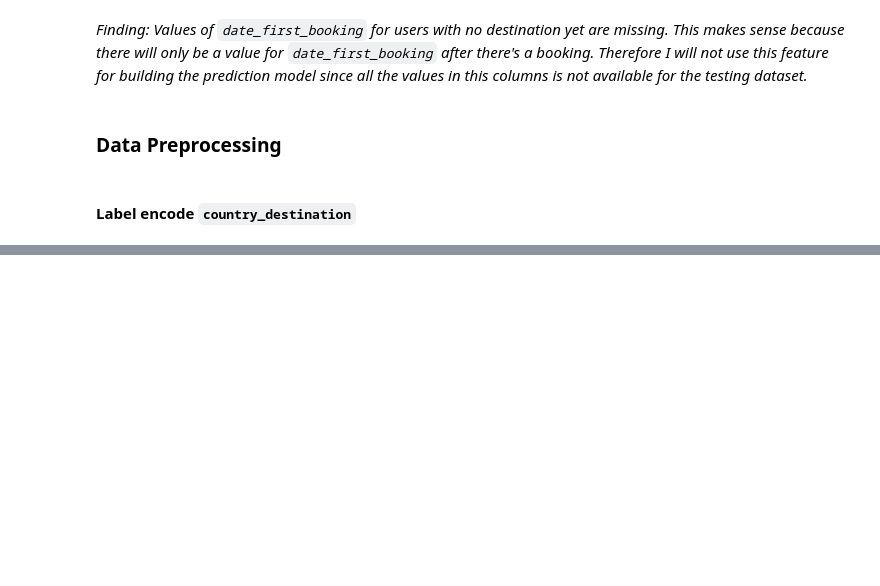
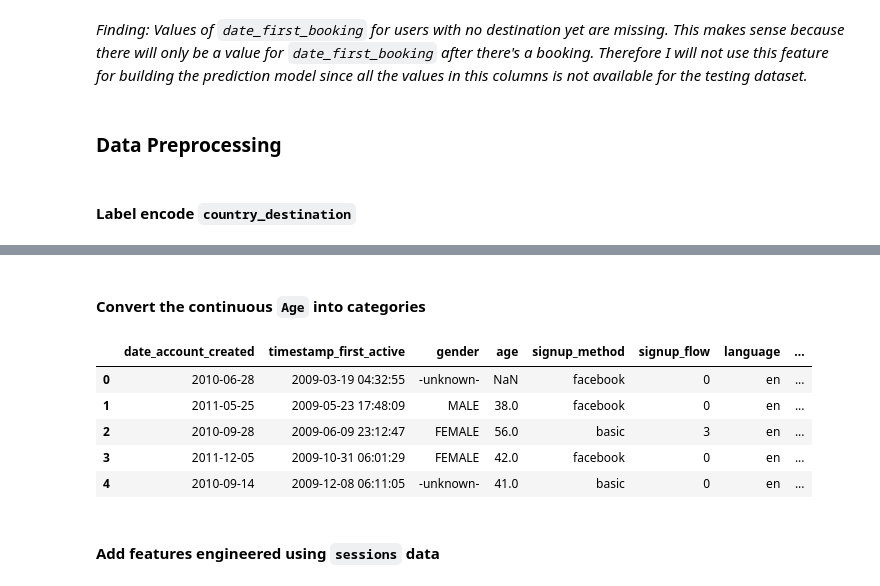
Before and after one commit to xingliuUT/History-Kaggle-Airbnb, a Jupyter notebook: solution.ipynb, the cells around one changed output, grey strips where cells are left out. Drawn from its saved outputs; the diff is of its cells as text; code cells hidden in the pictures; blank space fills up the shorter version.

Commit message:
feat: pd.cut to bin one column in dataframe

```diff
--- a/solution.ipynb
+++ b/solution.ipynb
@@ -493,0 +526,28 @@ min(train_users_data.date_account_created), min(test_users_data.date_account_cre
+# %%
+id_test = test_users_data['id']
+train_users_data.drop(['country_destination', 'date_first_booking', 'id'], axis = 1, inplace = True)
+test_users_data.drop(['date_first_booking','id'], axis = 1, inplace = True)
+# %%
+full_data = pd.concat([train_users_data, test_users_data], axis = 0, ignore_index = True)
+# %% [markdown]
+#### Convert the continuous `Age` into categories
+# %%
+# set age outside of valid age range (10, 100] to nan
+valid_age_index = full_data.age.apply(lambda x: 10 < x <= 100)
+full_data.loc[~valid_age_index, 'age'] = np.nan
+# %%
+# pd.cut has the convention that 30 belongs to 25-29, but 25 doesn't
+age_bins = np.arange(10., 105., 5.).tolist()
+age_names = list(reversed(age_gender_bkts_data.age_bucket.unique()))[2:-1]
+full_data['age_bucket_col'] = pd.cut(full_data.age, age_bins, labels = age_names)
+# %%
+full_data.head(5)
+# %% [output]
+|  | date_account_created | timestamp_first_active | gender | age | signup_method | signup_flow | language | ... |
+| 0 | 2010-06-28 | 2009-03-19 04:32:55 | -unknown- | NaN | facebook | 0 | en | ... |
+| 1 | 2011-05-25 | 2009-05-23 17:48:09 | MALE | 38.0 | facebook | 0 | en | ... |
+| 2 | 2010-09-28 | 2009-06-09 23:12:47 | FEMALE | 56.0 | basic | 3 | en | ... |
+| 3 | 2011-12-05 | 2009-10-31 06:01:29 | FEMALE | 42.0 | facebook | 0 | en | ... |
+| 4 | 2010-09-14 | 2009-12-08 06:11:05 | -unknown- | 41.0 | basic | 0 | en | ... |
+# %% [markdown]
+#### Add features engineered using `sessions` data
```
Also changed, not shown: parts of 23 cells of this notebook.
